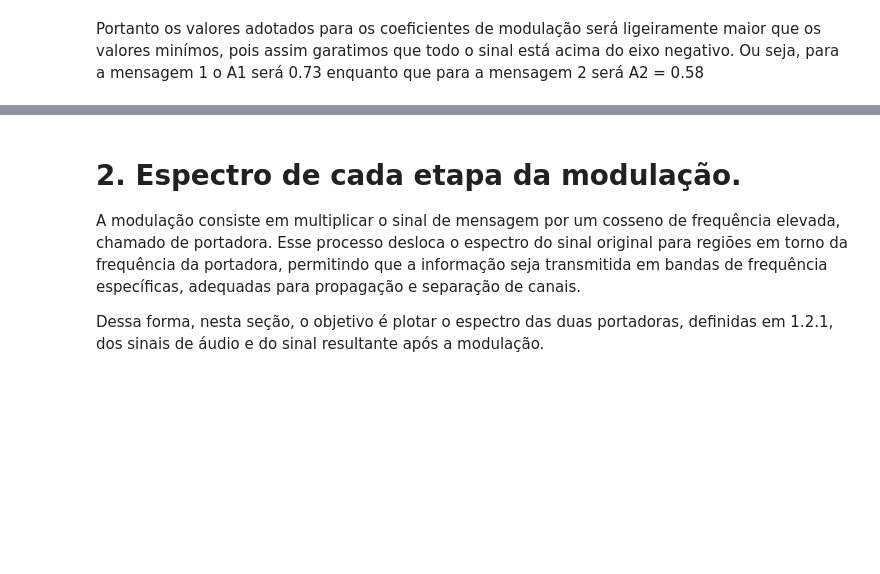
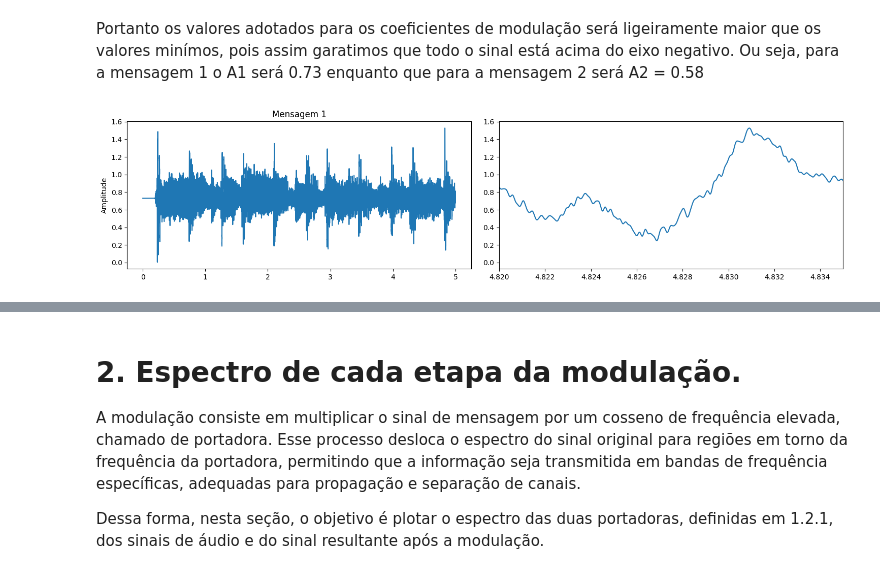
Before and after one commit to iyisakuma/PComunicacao, a Jupyter notebook: Atividade_1_Modulação_AM.ipynb, the cells around one changed output, grey strips where cells are left out. Drawn from its saved outputs; the diff is of its cells as text; code cells hidden in the pictures; blank space fills up the shorter version.

```diff
--- a/Atividade_1_Modulação_AM.ipynb
+++ b/Atividade_1_Modulação_AM.ipynb
@@ -199,3 +199,22 @@ O valor minimo que o sinal de áudio 2 assume é -0.5719702243804932
 Note que os valores está bem próximo ao esperado e relatado na seção 1.1.2.
 # %% [markdown]
 Portanto os valores adotados para os coeficientes de modulação será ligeiramente maior que os valores minímos, pois assim garatimos que todo o sinal está acima do eixo negativo. Ou seja, para a mensagem 1 o A1 será 0.73 enquanto que para a mensagem 2 será A2 = 0.58
+# %%
+A1 = 0.73
+A2 = 0.58
+m1 = array_audio_1_superamostrado + A1
+m2 = array_audio_2_superamostrado + A2
+# %%
+eixo_t=np.linspace(0, 5, len(m1))
+# Plotando o sinal de áudio
+plt.figure(figsize = (15, 10))
+plt.subplot(3,2,1)
+plt.plot(eixo_t,m1)
+plt.ylabel('Amplitude')
+plt.title('Mensagem 1')
+plt.subplot(3,2,2)
+plt.plot(eixo_t,m1)
+plt.xlim(4.82, 4.835)
+plt.tight_layout()
+# %% [output]
+[figure, added]
```
Also changed, not shown: parts of 10 cells of this notebook.
